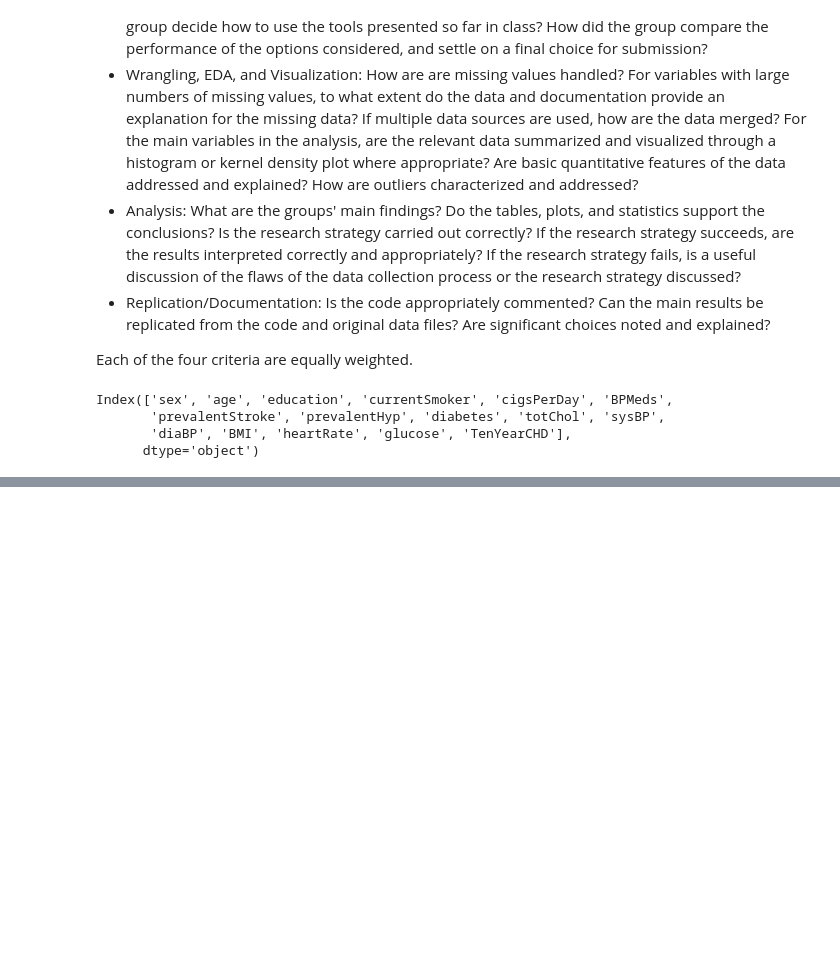
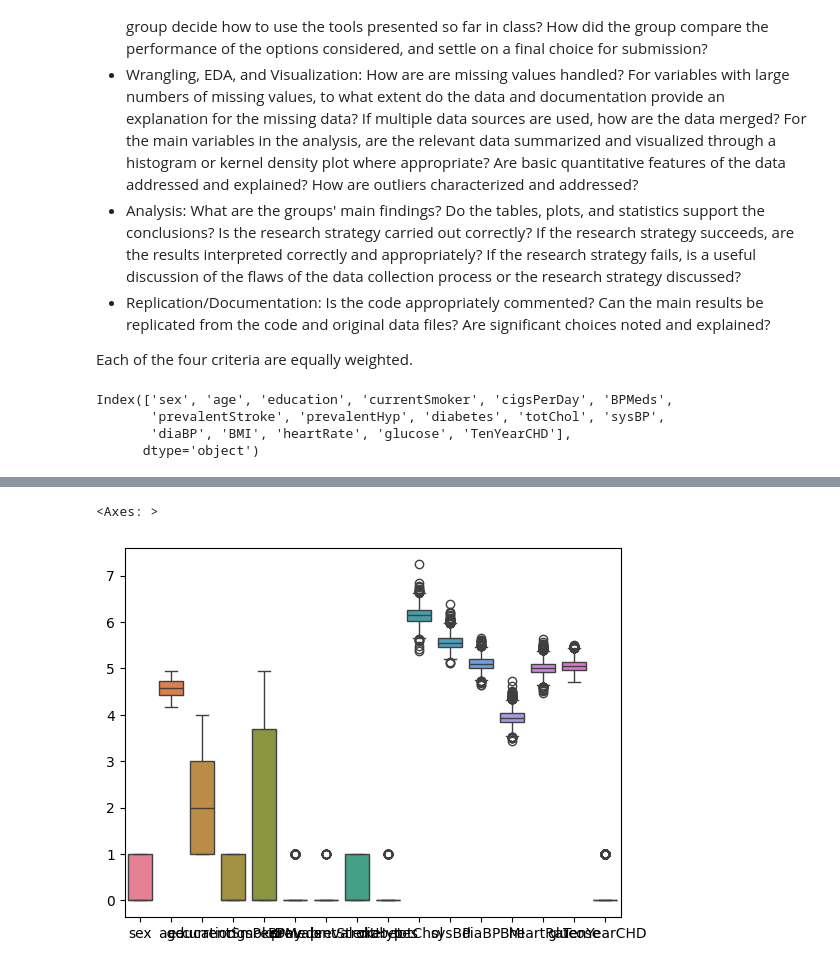
Before and after one commit to vcn2fj/project_chd, a Jupyter notebook: project2.ipynb, the cells around one changed output, grey strips where cells are left out. Saved outputs shown, nothing was run; the diff lists cells and outputs as text; code cells hidden in the pictures; blank space fills up the shorter version.

```diff
--- a/project2.ipynb
+++ b/project2.ipynb
@@ -91,0 +98,13 @@ sns.boxplot(data=df)
+# %%
+# dropping outliers
+# df1 = df.loc[df['totChol']>1.63,:]
+# df1 = df.loc[df['totChol']<1.68,:]
+df = df.loc[df['glucose']>4.7,:]
+df = df.loc[df['glucose']<5.5,:]
+
+# df['glucose'].plot.box()
+# %%
+sns.boxplot(data=df)
+# %% [output]
+<Axes: >
+[figure, added]
```
Also changed, not shown: parts of 1 cell of this notebook.
